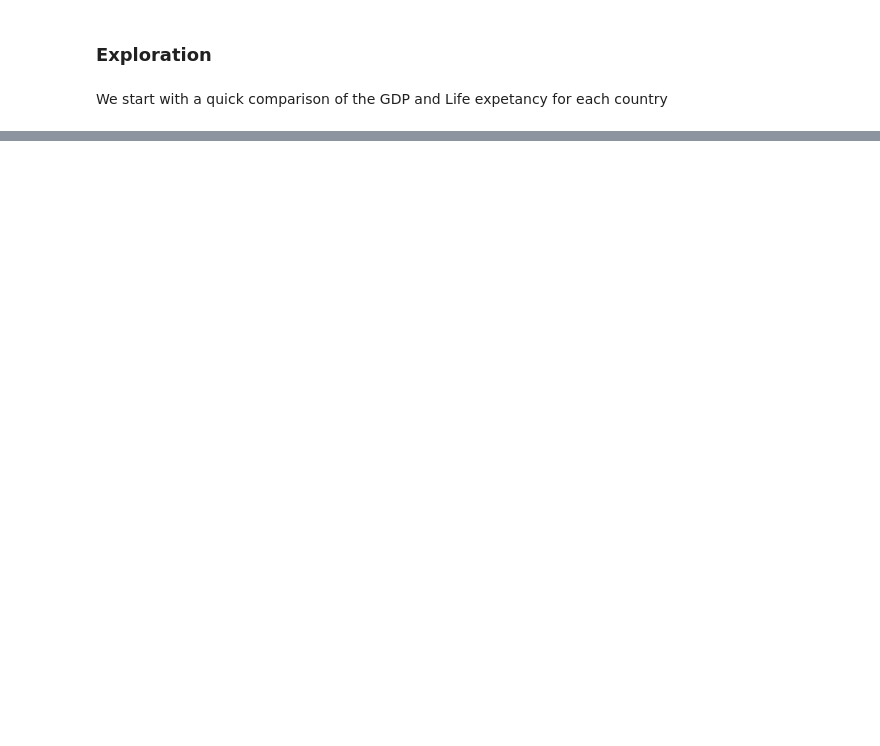
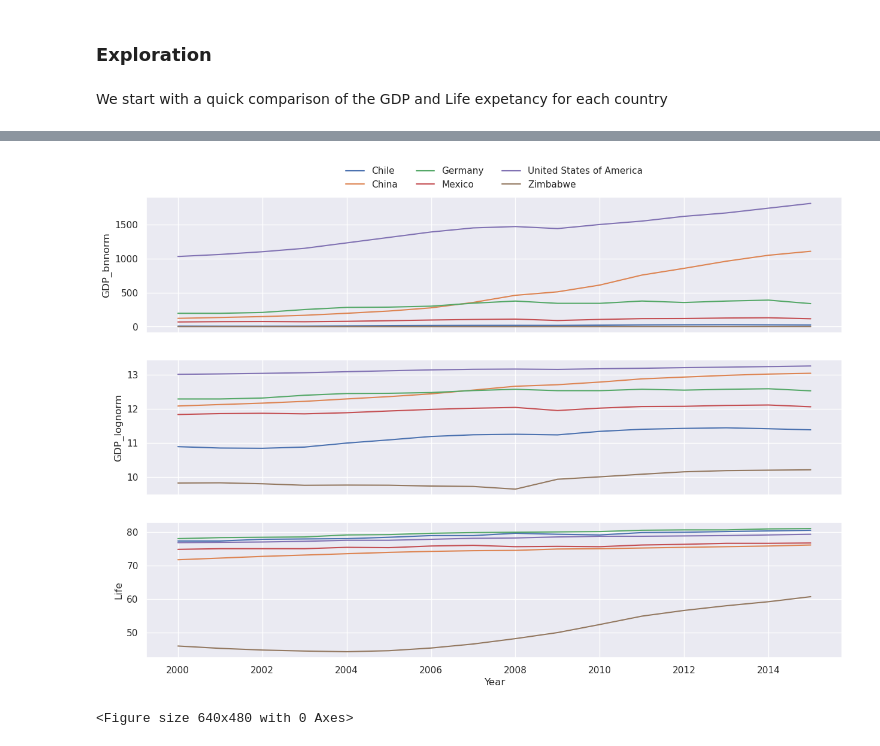
Before and after one commit to NicolaiBanke/Life-Expectancy-and-GDP, a Jupyter notebook: life_expectancy_gdp.ipynb, the cells around one changed output, grey strips where cells are left out. Saved outputs shown, nothing was run; the diff lists cells and outputs as text; code cells hidden in the pictures; blank space fills up the shorter version.

```diff
--- a/life_expectancy_gdp.ipynb
+++ b/life_expectancy_gdp.ipynb
@@ -79,3 +86,15 @@ Type:      function
+# %%
+fig, ax = plt.subplots(3,1, figsize=(15,10), sharex=True, sharey=False)
+
+sns.lineplot(data=data, ax=ax[0], x="Year", y="GDP_bnnorm", hue="Country")
+sns.move_legend(ax[0], 'lower center', bbox_to_anchor=(.5, 1), ncol=3, title=None, frameon=False)
+sns.lineplot(data=data, ax=ax[1], x="Year", y="GDP_lognorm", hue="Country", legend=False)
+sns.lineplot(data=data, ax=ax[2], x="Year", y="Life", hue='Country', legend=False)
+plt.show()
+plt.clf()
+# %% [output]
+[figure, added]
+<Figure size 640x480 with 0 Axes>
 # %%
 fig, ax = plt.subplots(2,1, figsize=(15,10), sharex=True, sharey=False)
 
```
Also changed, not shown: parts of 13 cells of this notebook.
